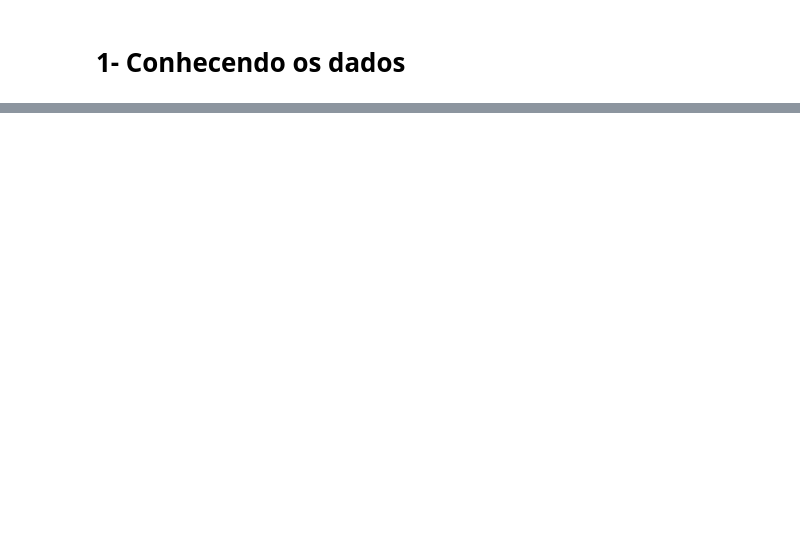
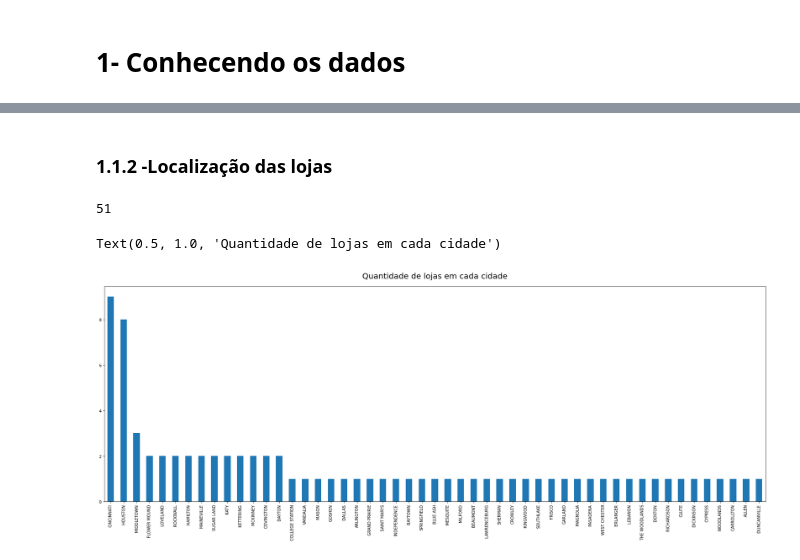
Before and after one commit to SamuelSousaFerreira/Breakfast-at-the-Frat---Time-Series-Analise, a Jupyter notebook: Breakfast_at_the_Frat.ipynb, the cells around one changed output, grey strips where cells are left out. Cells and saved outputs as stored; diff of their text form; code cells hidden in the pictures; blank space fills up the shorter version.

```diff
--- a/Breakfast_at_the_Frat.ipynb
+++ b/Breakfast_at_the_Frat.ipynb
@@ -24,0 +65,2 @@ lojas.head()
+# %%
+lojas.drop(['Unnamed: 9', 'Unnamed: 10','Unnamed: 11','Unnamed: 12', 'Unnamed: 13','Unnamed: 14'], axis=1, inplace=True)
@@ -24,0 +79,13 @@ lojas.head()
+# %% [markdown]
+### **1.1.2 -Localização das lojas**
+# %%
+len(lojas.ADDRESS_CITY_NAME.unique()) # lojas espalhadas por 51 cidades
+# %% [output]
+51
+# %%
+cidade = lojas.ADDRESS_CITY_NAME.value_counts()
+ax= cidade.plot(kind='bar', figsize=(30,10))
+ax.set_title('Quantidade de lojas em cada cidade', fontsize=20, pad=20)
+# %% [output]
+Text(0.5, 1.0, 'Quantidade de lojas em cada cidade')
+[figure, added]
```
Also changed, not shown: parts of 41 cells of this notebook.
